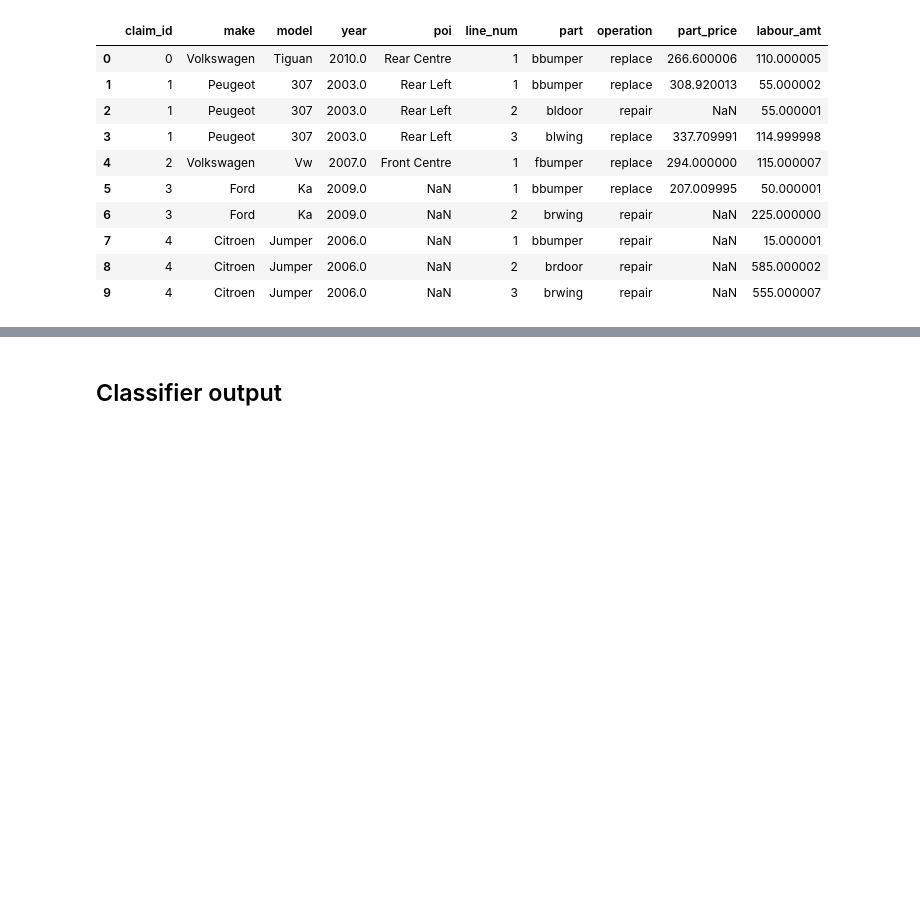
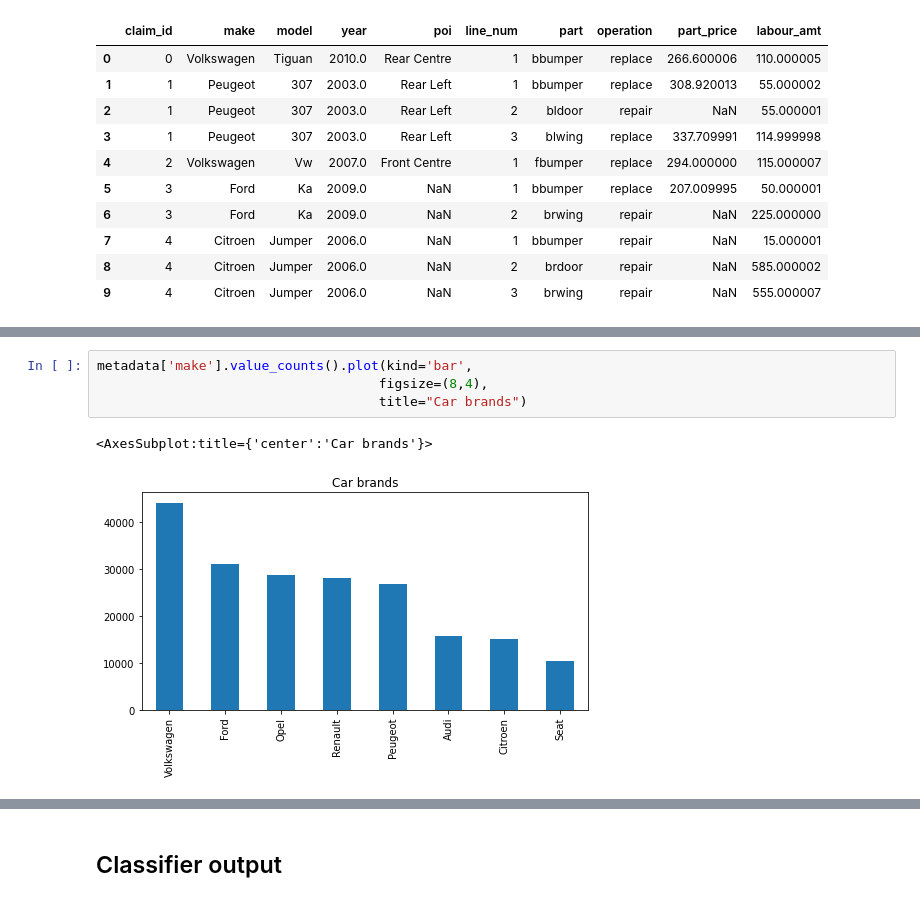
Before and after one commit to ricomnl/tractable_take_home_task, a Jupyter notebook: tractable.ipynb, the cells around one changed output, grey strips where cells are left out. Drawn from its saved outputs; the diff is of its cells as text; blank space fills up the shorter version.

```diff
--- a/tractable.ipynb
+++ b/tractable.ipynb
@@ -78,0 +86,7 @@ metadata.head(10)
+# %%
+metadata['make'].value_counts().plot(kind='bar',
+                                    figsize=(8,4),
+                                    title="Car brands")
+# %% [output]
+<AxesSubplot:title={'center':'Car brands'}>
+[figure, added]
```
Also changed, not shown: parts of 4 cells of this notebook.
